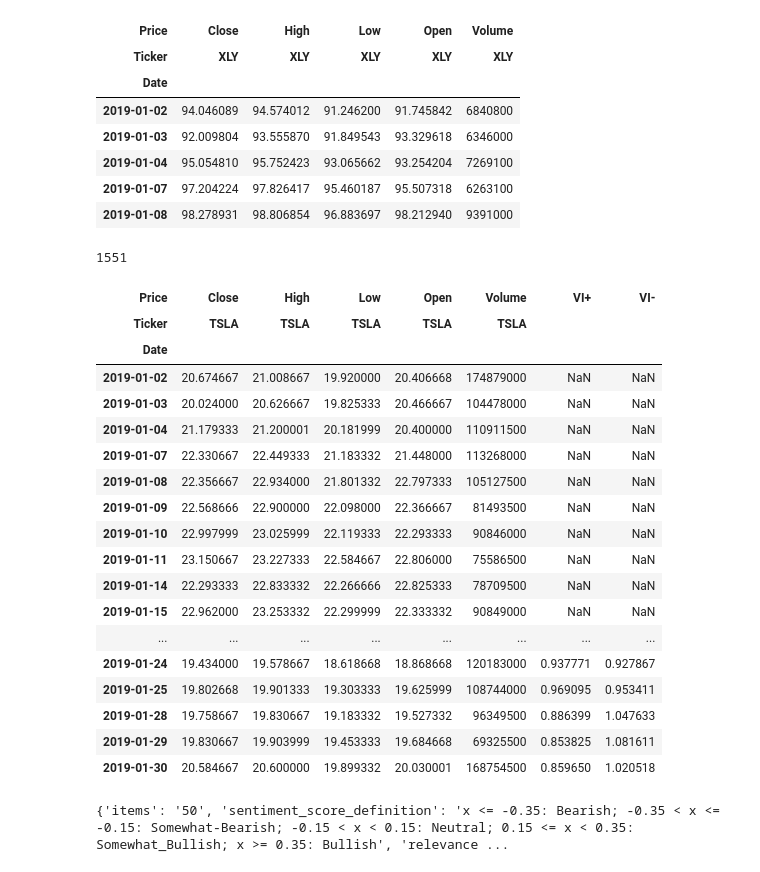
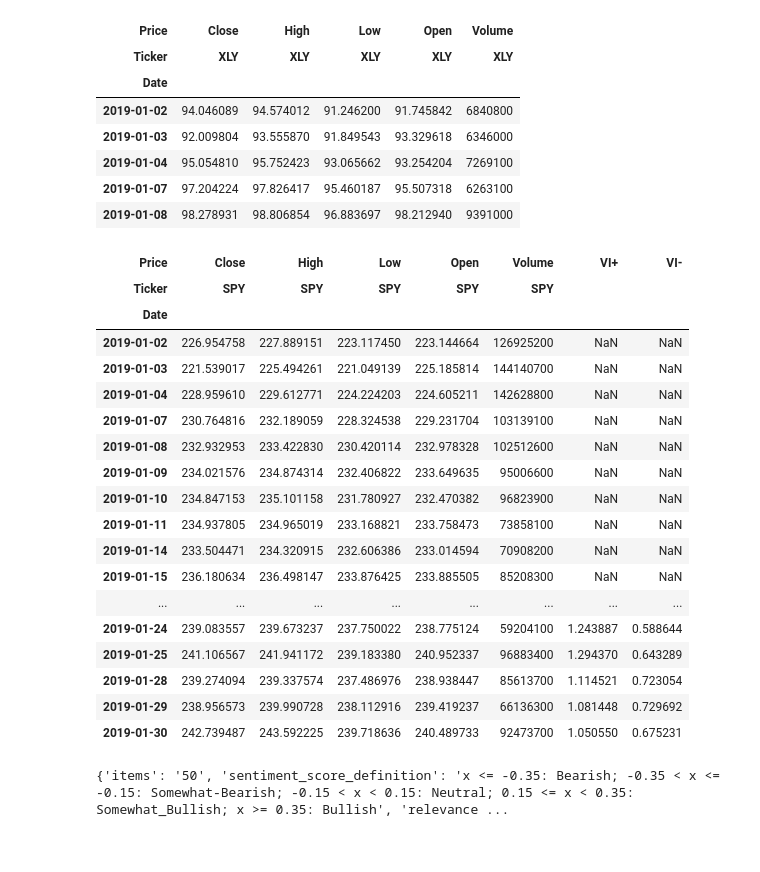
Before and after one commit to pranjul11garg/Vortex-Sentiment-Adaptive-Volatility-VSAV-Strategy, a Jupyter notebook: hackathon_data_oracles.ipynb, the cells around one changed output. Cells and saved outputs as stored; diff of their text form; code cells hidden in the pictures.

```diff
--- a/hackathon_data_oracles.ipynb
+++ b/hackathon_data_oracles.ipynb
@@ -40,7 +40,3 @@ xly.head()
 | 2019-01-04 | 95.054810 | 95.752423 | 93.065662 | 93.254204 | 7269100 |
 | 2019-01-07 | 97.204224 | 97.826417 | 95.460187 | 95.507318 | 6263100 |
 | 2019-01-08 | 98.278931 | 98.806854 | 96.883697 | 98.212940 | 9391000 |
-# %%
-len(xly)
-# %% [output]
-1551
@@ -74,26 +67,3 @@ def calculate_vortex(df, n=14):
     vi_minus = sum_vm_minus / sum_tr
 
     return vi_plus, vi_minus
-# %%
-tsla['VI+'], tsla['VI-'] = calculate_vortex(tsla)
-tsla.head(20)
-# %% [output]
-| Price | Close | High | Low | Open | Volume | VI+ | VI- |
-| Ticker | TSLA | TSLA | TSLA | TSLA | TSLA |  |  |
-| Date |  |  |  |  |  |  |  |
-| 2019-01-02 | 20.674667 | 21.008667 | 19.920000 | 20.406668 | 174879000 | NaN | NaN |
-| 2019-01-03 | 20.024000 | 20.626667 | 19.825333 | 20.466667 | 104478000 | NaN | NaN |
-| 2019-01-04 | 21.179333 | 21.200001 | 20.181999 | 20.400000 | 110911500 | NaN | NaN |
-| 2019-01-07 | 22.330667 | 22.449333 | 21.183332 | 21.448000 | 113268000 | NaN | NaN |
-| 2019-01-08 | 22.356667 | 22.934000 | 21.801332 | 22.797333 | 105127500 | NaN | NaN |
-| 2019-01-09 | 22.568666 | 22.900000 | 22.098000 | 22.366667 | 81493500 | NaN | NaN |
-| 2019-01-10 | 22.997999 | 23.025999 | 22.119333 | 22.293333 | 90846000 | NaN | NaN |
-| 2019-01-11 | 23.150667 | 23.227333 | 22.584667 | 22.806000 | 75586500 | NaN | NaN |
-| 2019-01-14 | 22.293333 | 22.833332 | 22.266666 | 22.825333 | 78709500 | NaN | NaN |
-| 2019-01-15 | 22.962000 | 23.253332 | 22.299999 | 22.333332 | 90849000 | NaN | NaN |
-| ... | ... | ... | ... | ... | ... | ... | ... |
-| 2019-01-24 | 19.434000 | 19.578667 | 18.618668 | 18.868668 | 120183000 | 0.937771 | 0.927867 |
-| 2019-01-25 | 19.802668 | 19.901333 | 19.303333 | 19.625999 | 108744000 | 0.969095 | 0.953411 |
-| 2019-01-28 | 19.758667 | 19.830667 | 19.183332 | 19.527332 | 96349500 | 0.886399 | 1.047633 |
-| 2019-01-29 | 19.830667 | 19.903999 | 19.453333 | 19.684668 | 69325500 | 0.853825 | 1.081611 |
-| 2019-01-30 | 20.584667 | 20.600000 | 19.899332 | 20.030001 | 168754500 | 0.859650 | 1.020518 |
@@ -100,3 +74,25 @@ tsla.head(20)
+# %%
+spy.head(20)
+# %% [output]
+| Price | Close | High | Low | Open | Volume | VI+ | VI- |
+| Ticker | SPY | SPY | SPY | SPY | SPY |  |  |
+| Date |  |  |  |  |  |  |  |
+| 2019-01-02 | 226.954758 | 227.889151 | 223.117450 | 223.144664 | 126925200 | NaN | NaN |
+| 2019-01-03 | 221.539017 | 225.494261 | 221.049139 | 225.185814 | 144140700 | NaN | NaN |
+| 2019-01-04 | 228.959610 | 229.612771 | 224.224203 | 224.605211 | 142628800 | NaN | NaN |
+| 2019-01-07 | 230.764816 | 232.189059 | 228.324538 | 229.231704 | 103139100 | NaN | NaN |
+| 2019-01-08 | 232.932953 | 233.422830 | 230.420114 | 232.978328 | 102512600 | NaN | NaN |
+| 2019-01-09 | 234.021576 | 234.874314 | 232.406822 | 233.649635 | 95006600 | NaN | NaN |
+| 2019-01-10 | 234.847153 | 235.101158 | 231.780927 | 232.470382 | 96823900 | NaN | NaN |
+| 2019-01-11 | 234.937805 | 234.965019 | 233.168821 | 233.758473 | 73858100 | NaN | NaN |
+| 2019-01-14 | 233.504471 | 234.320915 | 232.606386 | 233.014594 | 70908200 | NaN | NaN |
+| 2019-01-15 | 236.180634 | 236.498147 | 233.876425 | 233.885505 | 85208300 | NaN | NaN |
+| ... | ... | ... | ... | ... | ... | ... | ... |
+| 2019-01-24 | 239.083557 | 239.673237 | 237.750022 | 238.775124 | 59204100 | 1.243887 | 0.588644 |
+| 2019-01-25 | 241.106567 | 241.941172 | 239.183380 | 240.952337 | 96883400 | 1.294370 | 0.643289 |
+| 2019-01-28 | 239.274094 | 239.337574 | 237.486976 | 238.938447 | 85613700 | 1.114521 | 0.723054 |
+| 2019-01-29 | 238.956573 | 239.990728 | 238.112916 | 239.419237 | 66136300 | 1.081448 | 0.729692 |
+| 2019-01-30 | 242.739487 | 243.592225 | 239.718636 | 240.489733 | 92473700 | 1.050550 | 0.675231 |
 # %%
 import requests
 
```
Also changed, not shown: parts of 3 cells of this notebook.
